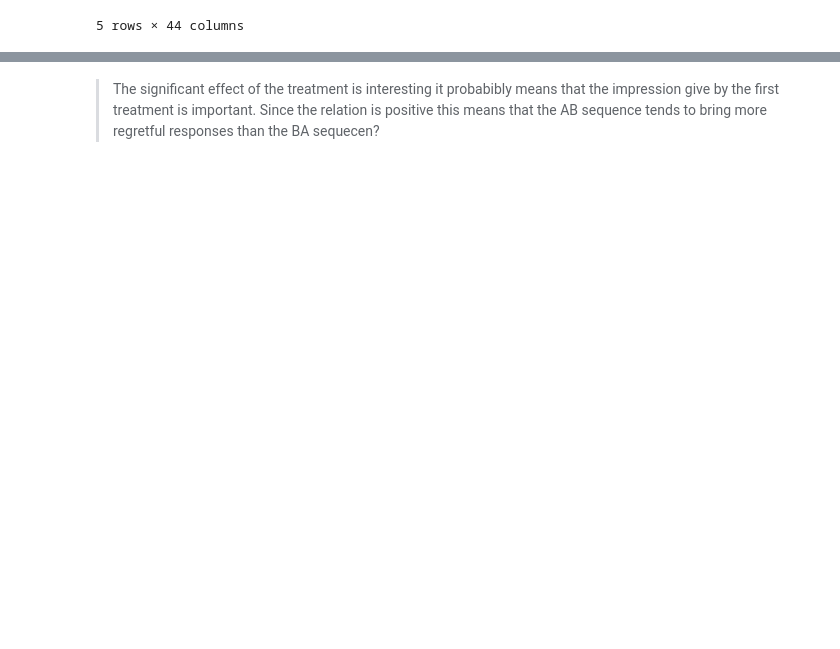
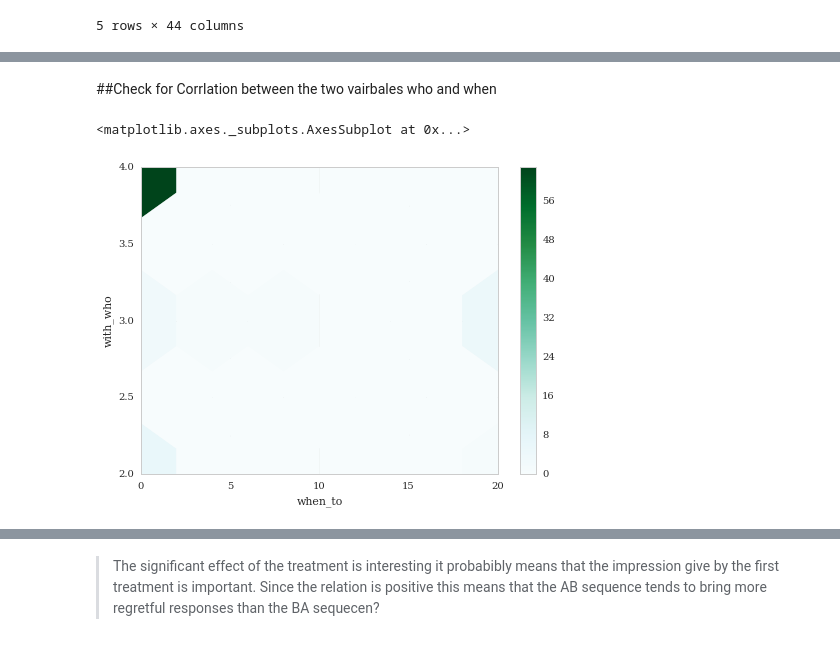
Before and after one commit to kjgarza/frame_experiment_analysis, a Jupyter notebook: Regret_evaluation.ipynb, the cells around one changed output, grey strips where cells are left out. Drawn from its saved outputs; the diff is of its cells as text; code cells hidden in the pictures; blank space fills up the shorter version.

```diff
--- a/Regret_evaluation.ipynb
+++ b/Regret_evaluation.ipynb
@@ -104,0 +135,9 @@ rm_ws_dataframe - no duplicates
+# %% [markdown]
+##Check for Corrlation between the two vairbales who and when
+# %%
+new_data_full['with_who'] = new_data_full['with_who'].astype('int')
+new_data_full['when_to'] = new_data_full['when_to'].astype('int')
+new_data_full.plot(x='when_to', y='with_who', kind='hexbin', gridsize=5, reduce_C_function=np.max)
+# %% [output]
+<matplotlib.axes._subplots.AxesSubplot at 0x...>
+[figure, added]
```
Also changed, not shown: parts of 43 cells of this notebook, 36 other files.
